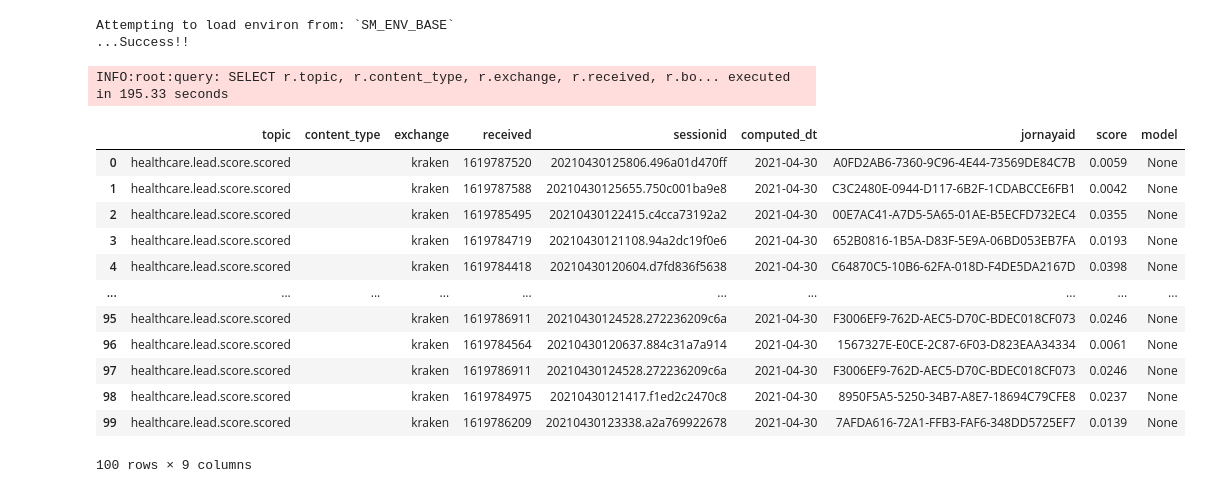
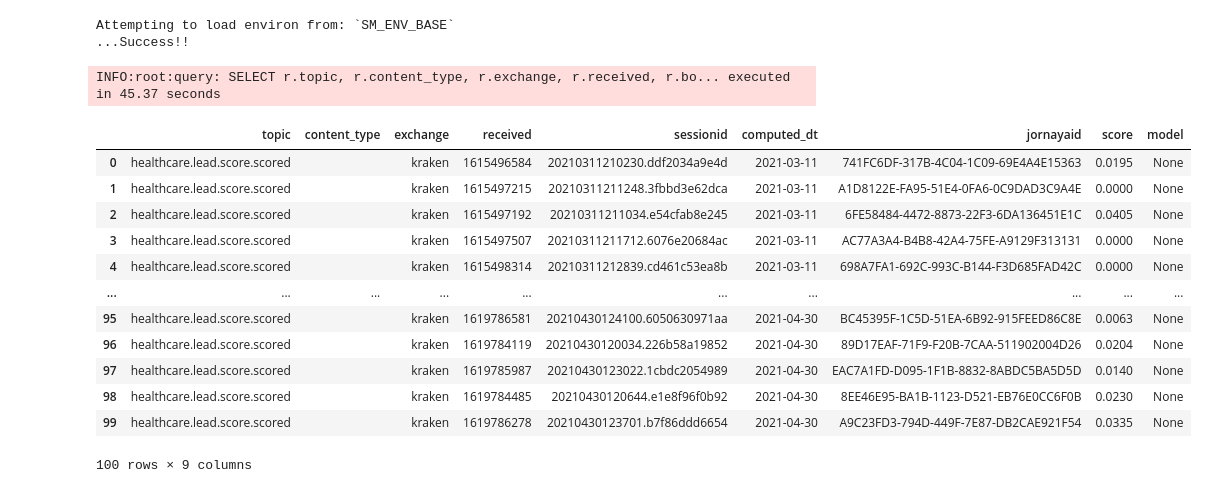
Before and after one commit to pkrishnamurthy1007/adtech, a Jupyter notebook: notebooks/aduriseti_shared/rps_est.ipynb, the cells around one changed output. Drawn from its saved outputs; the diff is of its cells as text; code cells hidden in the pictures.

Commit message:
fixed partitioned date query

```diff
--- a/notebooks/aduriseti_shared/rps_est.ipynb
+++ b/notebooks/aduriseti_shared/rps_est.ipynb
@@ -40,4 +46,13 @@ For a given split - I will pull in revenue averages, bucket size, and lead score
 # %%
+import sys
+import re
+import os
+# detect if we are running from a `notebooks/*_shared` folder
+# re.match("not.*shared",sys.path[0])
+if sys.path[0].endswith("_shared"):
+    sys.path[0] = "/".join(sys.path[0].split("/")[:-2])
+assert sys.path[0].endswith("adtech")
+
 from utils.env import load_env_from_aws
 load_env_from_aws()
 
@@ -56,8 +71,10 @@ O65 = 'MEDICARE'
 NOW = datetime.datetime.now()
 DAY = datetime.timedelta(days=1)
 
-start_date = NOW-30*DAY
-end_date = NOW
+# start_date = NOW-30*DAY
+# end_date = NOW
+start_date = NOW-60*DAY
+end_date = NOW-30*DAY
 product=None
 traffic_source = None
 # %% [output]
@@ -112,45 +129,53 @@ with HealthcareDW() as db:
     #         r.body.sessionid,
     #         TO_DATE(r.body."on", 'YYYY-MM-DD')      AS computed_dt,
     #         r.body.jornayaid,
     #         r.body.score,
     #         r.body.response.meta.model
     #     FROM dl_landing.internal_kraken_leadscore_scored AS r
     #     WHERE
     #         ({start_date.year} < r.year OR ({start_date.year} <= r.year AND {start_date.month} <= r.month)) AND
     #         (r.year < {end_date.year} OR (r.year <= {end_date.year} AND r.month <= {end_date.month})) AND
     #         {start_date.date()} <= computed_dt AND computed_dt <= {end_date.date()}
     #     LIMIT 100
     # """)
 
     df = db.to_df(f"""
         SELECT
             r.topic,
             r.content_type,
             r.exchange,
             r.received,
             r.body.sessionid,
             TO_DATE(r.body."on", 'YYYY-MM-DD')      AS computed_dt,
             r.body.jornayaid,
             r.body.score,
             r.body.response.meta.model
         FROM dl_landing.internal_kraken_leadscore_scored AS r
+        WHERE
+            /* Data partitioned on date - these filters greatly speed query */
+            (r.year > {start_date.year} OR
+                (r.year = {start_date.year} AND r.month >= {start_date.month}))
+            AND
+            (r.year < {end_date.year} OR
+                (r.year = {end_date.year} AND r.month <= {end_date.month}))
         LIMIT 100
     """)
+df_bkp = df
 df
 # %% [output]
-INFO:root:query: SELECT r.topic, r.content_type, r.exchange, r.received, r.bo... executed in 195.33 seconds
+INFO:root:query: SELECT r.topic, r.content_type, r.exchange, r.received, r.bo... executed in 45.37 seconds
 |  | topic | content_type | exchange | received | sessionid | computed_dt | jornayaid | score | model |
-| 0 | healthcare.lead.score.scored |  | kraken | 1619787520 | 20210430125806.496a01d470ff | 2021-04-30 | A0FD2AB6-7360-9C96-4E44-73569DE84C7B | 0.0059 | None |
-| 1 | healthcare.lead.score.scored |  | kraken | 1619787588 | 20210430125655.750c001ba9e8 | 2021-04-30 | C3C2480E-0944-D117-6B2F-1CDABCCE6FB1 | 0.0042 | None |
-| 2 | healthcare.lead.score.scored |  | kraken | 1619785495 | 20210430122415.c4cca73192a2 | 2021-04-30 | 00E7AC41-A7D5-5A65-01AE-B5ECFD732EC4 | 0.0355 | None |
-| 3 | healthcare.lead.score.scored |  | kraken | 1619784719 | 20210430121108.94a2dc19f0e6 | 2021-04-30 | 652B0816-1B5A-D83F-5E9A-06BD053EB7FA | 0.0193 | None |
-| 4 | healthcare.lead.score.scored |  | kraken | 1619784418 | 20210430120604.d7fd836f5638 | 2021-04-30 | C64870C5-10B6-62FA-018D-F4DE5DA2167D | 0.0398 | None |
+| 0 | healthcare.lead.score.scored |  | kraken | 1615496584 | 20210311210230.ddf2034a9e4d | 2021-03-11 | 741FC6DF-317B-4C04-1C09-69E4A4E15363 | 0.0195 | None |
+| 1 | healthcare.lead.score.scored |  | kraken | 1615497215 | 20210311211248.3fbbd3e62dca | 2021-03-11 | A1D8122E-FA95-51E4-0FA6-0C9DAD3C9A4E | 0.0000 | None |
+| 2 | healthcare.lead.score.scored |  | kraken | 1615497192 | 20210311211034.e54cfab8e245 | 2021-03-11 | 6FE58484-4472-8873-22F3-6DA136451E1C | 0.0405 | None |
+| 3 | healthcare.lead.score.scored |  | kraken | 1615497507 | 20210311211712.6076e20684ac | 2021-03-11 | AC77A3A4-B4B8-42A4-75FE-A9129F313131 | 0.0000 | None |
+| 4 | healthcare.lead.score.scored |  | kraken | 1615498314 | 20210311212839.cd461c53ea8b | 2021-03-11 | 698A7FA1-692C-993C-B144-F3D685FAD42C | 0.0000 | None |
 | ... | ... | ... | ... | ... | ... | ... | ... | ... | ... |
-| 95 | healthcare.lead.score.scored |  | kraken | 1619786911 | 20210430124528.272236209c6a | 2021-04-30 | F3006EF9-762D-AEC5-D70C-BDEC018CF073 | 0.0246 | None |
-| 96 | healthcare.lead.score.scored |  | kraken | 1619784564 | 20210430120637.884c31a7a914 | 2021-04-30 | 1567327E-E0CE-2C87-6F03-D823EAA34334 | 0.0061 | None |
-| 97 | healthcare.lead.score.scored |  | kraken | 1619786911 | 20210430124528.272236209c6a | 2021-04-30 | F3006EF9-762D-AEC5-D70C-BDEC018CF073 | 0.0246 | None |
-| 98 | healthcare.lead.score.scored |  | kraken | 1619784975 | 20210430121417.f1ed2c2470c8 | 2021-04-30 | 8950F5A5-5250-34B7-A8E7-18694C79CFE8 | 0.0237 | None |
-| 99 | healthcare.lead.score.scored |  | kraken | 1619786209 | 20210430123338.a2a769922678 | 2021-04-30 | 7AFDA616-72A1-FFB3-FAF6-348DD5725EF7 | 0.0139 | None |
+| 95 | healthcare.lead.score.scored |  | kraken | 1619786581 | 20210430124100.6050630971aa | 2021-04-30 | BC45395F-1C5D-51EA-6B92-915FEED86C8E | 0.0063 | None |
+| 96 | healthcare.lead.score.scored |  | kraken | 1619784119 | 20210430120034.226b58a19852 | 2021-04-30 | 89D17EAF-71F9-F20B-7CAA-511902004D26 | 0.0204 | None |
+| 97 | healthcare.lead.score.scored |  | kraken | 1619785987 | 20210430123022.1cbdc2054989 | 2021-04-30 | EAC7A1FD-D095-1F1B-8832-8ABDC5BA5D5D | 0.0140 | None |
+| 98 | healthcare.lead.score.scored |  | kraken | 1619784485 | 20210430120644.e1e8f96f0b92 | 2021-04-30 | 8EE46E95-BA1B-1123-D521-EB76E0CC6F0B | 0.0230 | None |
+| 99 | healthcare.lead.score.scored |  | kraken | 1619786278 | 20210430123701.b7f86ddd6654 | 2021-04-30 | A9C23FD3-794D-449F-7E87-DB2CAE921F54 | 0.0335 | None |
 100 rows × 9 columns
 # %%
 
```
Also changed, not shown: parts of 1 cell of this notebook.
